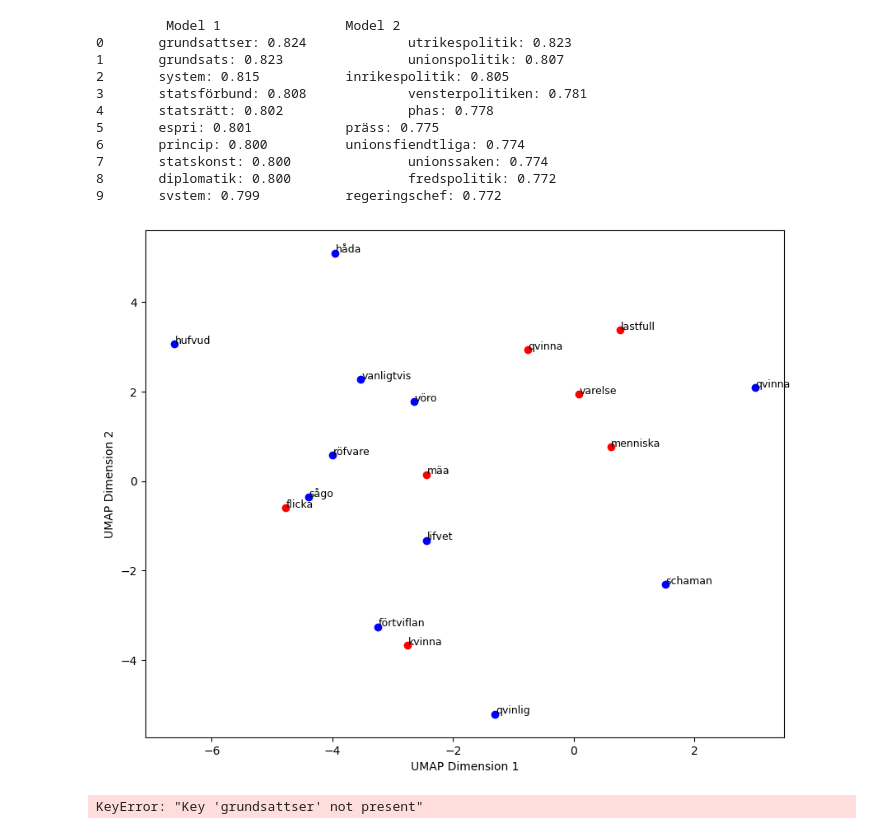
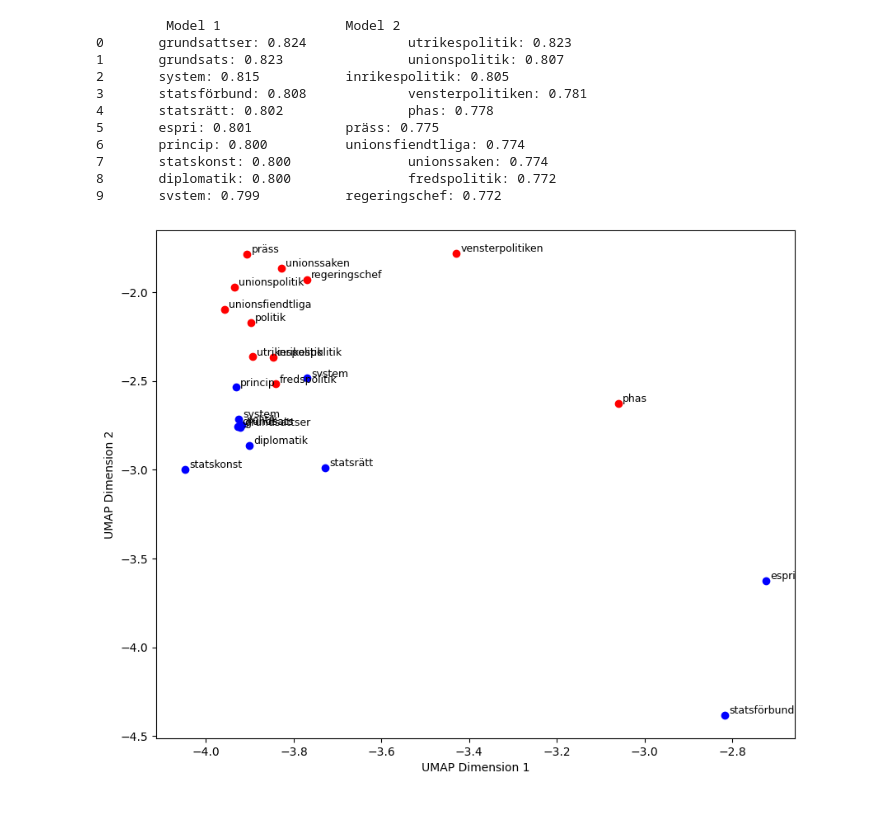
Before and after one commit to ErikKjellberg/distributional-semantics, a Jupyter notebook: word2vec_all_vocab.ipynb, the cells around one changed output. Saved outputs shown, nothing was run; the diff lists cells and outputs as text; code cells hidden in the pictures.

```diff
--- a/word2vec_all_vocab.ipynb
+++ b/word2vec_all_vocab.ipynb
@@ -134,9 +132,7 @@ def cluster(embeddings, n):
 def visualize(reduced_embs_1, reduced_embs_2, model_1, model_2, target_word, common_vocab=False, topn=10, cluster=False, cluster_labels=None):
     reduced_dict_1 = {}
     reduced_dict_2 = {}
-    #for i, w in enumerate(vocab[:len(reduced_embeddings)//2]):
-    #    reduced_dict_1[w] = reduced_embeddings[i]
-    #    reduced_dict_2[w] = reduced_embeddings[i+len(reduced_embeddings)//2]
+
     model_1_words = model_1.wv.key_to_index.keys()
     model_2_words = model_2.wv.key_to_index.keys()
 
@@ -164,6 +160,7 @@ def visualize(reduced_embs_1, reduced_embs_2, model_1, model_2, target_word, com
 
     #2D
     if reduced_embs_1.shape[1] == 2:
+        plt.ion()
         plt.figure(figsize=(10, 8))
         cmap = get_cmap("tab10") # Choose "tab10", "viridis", "plasma"
 
@@ -187,6 +184,8 @@ def visualize(reduced_embs_1, reduced_embs_2, model_1, model_2, target_word, com
         plt.ylabel("UMAP Dimension 2")
         if cluster:
             plt.legend(title="Clusters", bbox_to_anchor=(1.05, 1), loc="upper left")
+
+        plt.plot()
 
     elif reduced_embs_2.shape[1] == 3:
         fig = plt.figure(figsize=(12, 10))
@@ -214,6 +213,7 @@ def visualize(reduced_embs_1, reduced_embs_2, model_1, model_2, target_word, com
         ax.set_zlabel("UMAP Dimension 3")
         if cluster:
             ax.legend(title="Clusters", bbox_to_anchor=(1.05, 1), loc="upper left")
+        plt.plot()
 # %%
 # Reduce the embeddings to be able to compare them visually
 all_embs = np.concatenate((all_embs_1, all_embs_2))
@@ -232,22 +229,15 @@ np.save("../embeddings/reduced_embs_2.npy", reduced_embs_2)
 # %%
 # Or load already saved embeddings
 reduced_embs = np.load("../embeddings/reduced_embs.npy")
-#reduced_embs_1 = np.load("../embeddings/reduced_embs_1.npy")
-#reduced_embs_2 = np.load("../embeddings/reduced_embs_2.npy")
+reduced_embs_1 = np.load("../embeddings/reduced_embs_1.npy")
+reduced_embs_2 = np.load("../embeddings/reduced_embs_2.npy")
-# %%
-reduced_embs_1 = reduced_embs[:len(common_words)]
-reduced_embs_2 = reduced_embs[len(common_words):]
 # %%
 # Visualize the semantic change!
 
 # Option to use clusters
-# labels = cluster(reduced_embs, 5)
-# visualize(reduced_embs, model_1, model_2, common_words, "politik", cluster=True, cluster_labels=labels)
+#labels = cluster(reduced_embs, 5)
+#visualize(reduced_embs_1, reduced_embs_2, model_1, model_2, "hund", cluster=True, cluster_labels=labels)
 
-visualize(reduced_embs_1, reduced_embs_2, model_1, model_2, "qvinna", common_vocab=common_words)
+visualize(reduced_embs_1, reduced_embs_2, model_1, model_2, "politik")
 # %% [output]
-[figure, old version]
+[figure, new version]
-# %%
-model_2.wv["grundsattser"]
-# %% [output]
-KeyError: "Key 'grundsattser' not present"
```
Also changed, not shown: parts of 8 cells of this notebook.
